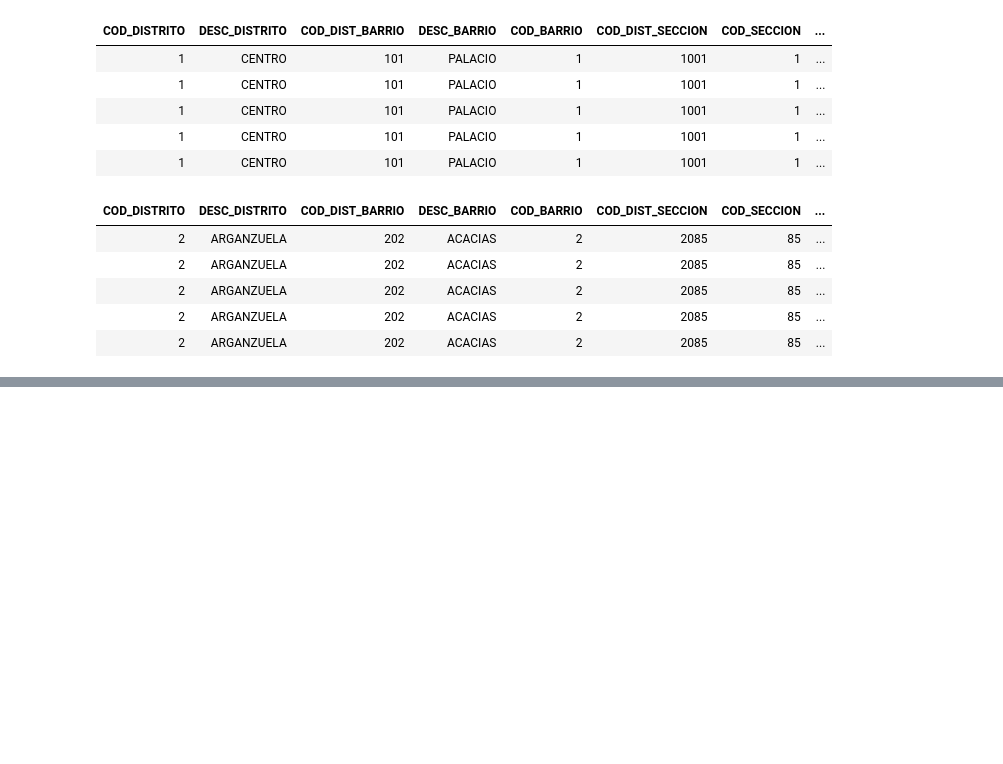
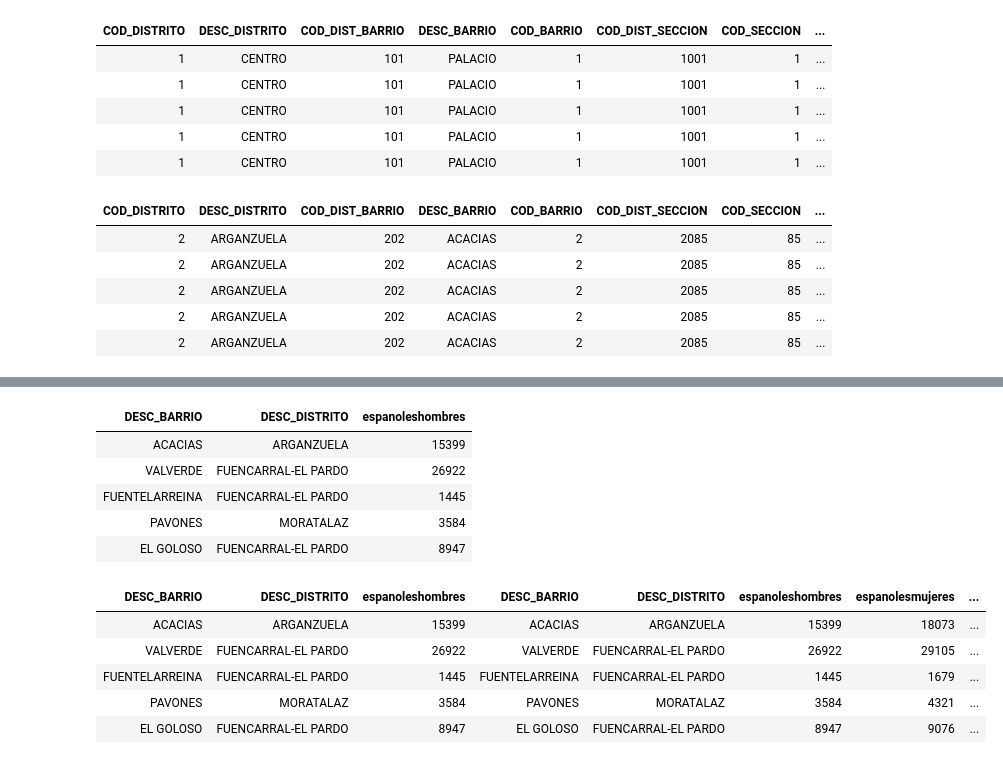
Before and after one commit to inakibosonit/formacion, a Jupyter notebook: practica_padron/ejercicios_spark.ipynb, the cells around one changed output, grey strips where cells are left out. Cells and saved outputs as stored; diff of their text form; code cells hidden in the pictures; blank space fills up the shorter version.

```diff
--- a/practica_padron/ejercicios_spark.ipynb
+++ b/practica_padron/ejercicios_spark.ipynb
@@ -97,7 +97,7 @@ display(df2.limit(5))
 # %%
 #Crea una nueva columna que muestre el valor 5 para cada uno de los registros de la tabla.
 
-df3 = df.withColumn("valor_5", F.lit(5))
+df3 = df2.withColumn("valor_5", F.lit(5))
 
 #df3.show(n=5)
 display(df3.limit(5))
@@ -124,8 +124,9 @@ display(df4.limit(5))
 | 1 | CENTRO | 101 | PALACIO | 1 | 1001 | 1 | ... |
 # %%
 #Particiona el DataFrame por las variables DESC_DISTRITO y DESC_BARRIO.
+#Almacénalo en caché. Consulta en el puerto 4040 (UI de Spark) de tu usuario local el estado de los rdds almacenados.
 
-df5 = df4.repartition(col("DESC_BARRIO"), col("DESC_DISTRITO"))
+df5 = df4.repartition(F.col("DESC_BARRIO"), F.col("DESC_DISTRITO")).cache()
 
 #df5.show(n=5)
 #window  = Window.partitionBy( F.col("DESC_DISTRITO"), F.col("DESC_BARRIO"))
@@ -145,0 +141,6 @@ df5.cache()
+# %%
+#Lanza una consulta contra el DF resultante en la que muestre el número total de "espanoleshombres", "espanolesmujeres", extranjeroshombres" y "extranjerosmujeres" para cada barrio de cada distrito. Las columnas distrito y barrio deben ser las primeras en aparecer en el show. Los resultados deben estar ordenados en orden de más a menos según la columna "extranjerosmujeres" y desempatarán por la columna "extranjeroshombres".
+
+df6 = df5.groupBy("DESC_BARRIO", "DESC_DISTRITO").agg(F.sum(F.col('espanoleshombres').cast('int')).alias('espanoleshombres'), F.sum(F.col('espanolesmujeres').cast('int')).alias('espanolesmujeres'),  F.sum(F.col('extranjeroshombres').cast('int')).alias('extranjeroshombres'), F.sum(F.col('extranjerosmujeres').cast('int')).alias('extranjerosmujeres') ).orderBy("extranjerosmujeres", "extranjeroshombres").cache()
+
+display(df6.limit(5))
@@ -145,0 +160,24 @@ df5.cache()
+# %%
+#Crea un nuevo DataFrame a partir del original que muestre únicamente una columna con DESC_BARRIO, otra con DESC_DISTRITO y otra con el número total de "espanoleshombres" residentes en cada distrito de cada barrio. Únelo (con un join) con el DataFrame original a través de las columnas en común.
+
+df7 = df.groupBy("DESC_BARRIO", "DESC_DISTRITO").agg(F.sum(F.col('espanoleshombres').cast('int')).alias('espanoleshombres')).cache()
+
+display(df7.limit(5))
+
+df_join = df7.join( df6  , (df6.DESC_BARRIO  == df7.DESC_BARRIO) & (df6.DESC_DISTRITO  == df7.DESC_DISTRITO) )
+
+
+display(df_join.limit(5))
+# %% [output]
+| DESC_BARRIO | DESC_DISTRITO | espanoleshombres |
+| ACACIAS | ARGANZUELA | 15399 |
+| VALVERDE | FUENCARRAL-EL PARDO | 26922 |
+| FUENTELARREINA | FUENCARRAL-EL PARDO | 1445 |
+| PAVONES | MORATALAZ | 3584 |
+| EL GOLOSO | FUENCARRAL-EL PARDO | 8947 |
+| DESC_BARRIO | DESC_DISTRITO | espanoleshombres | DESC_BARRIO | DESC_DISTRITO | espanoleshombres | espanolesmujeres | ... |
+| ACACIAS | ARGANZUELA | 15399 | ACACIAS | ARGANZUELA | 15399 | 18073 | ... |
+| VALVERDE | FUENCARRAL-EL PARDO | 26922 | VALVERDE | FUENCARRAL-EL PARDO | 26922 | 29105 | ... |
+| FUENTELARREINA | FUENCARRAL-EL PARDO | 1445 | FUENTELARREINA | FUENCARRAL-EL PARDO | 1445 | 1679 | ... |
+| PAVONES | MORATALAZ | 3584 | PAVONES | MORATALAZ | 3584 | 4321 | ... |
+| EL GOLOSO | FUENCARRAL-EL PARDO | 8947 | EL GOLOSO | FUENCARRAL-EL PARDO | 8947 | 9076 | ... |
```
Also changed, not shown: parts of 15 cells of this notebook.
